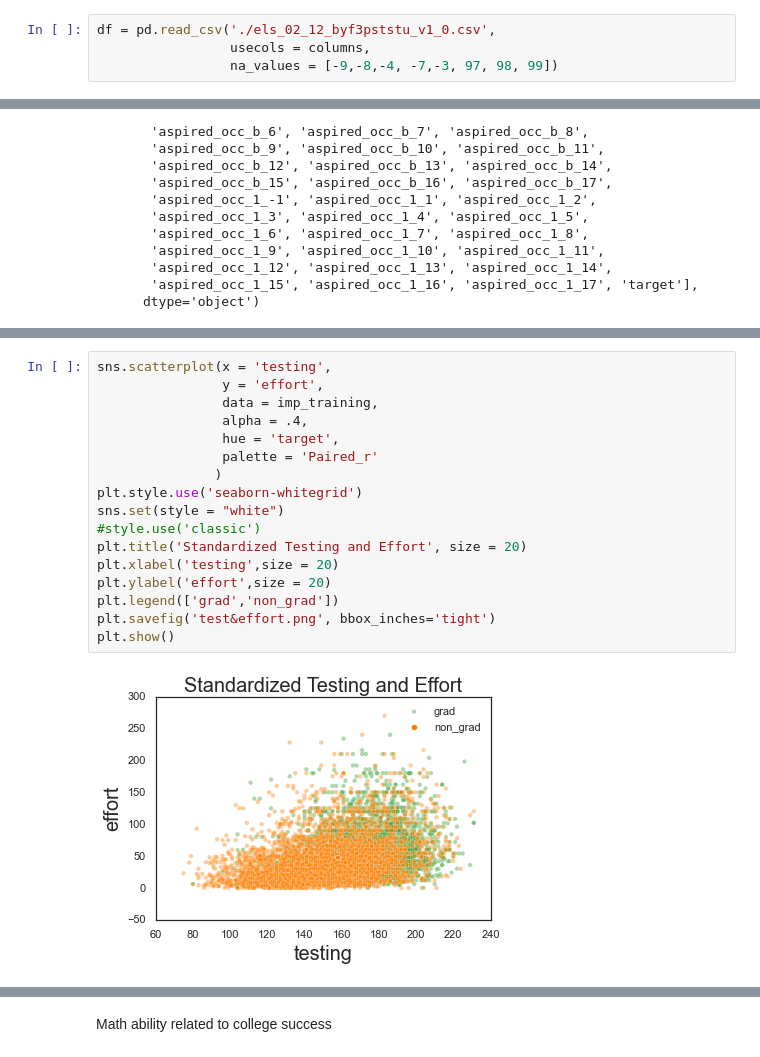
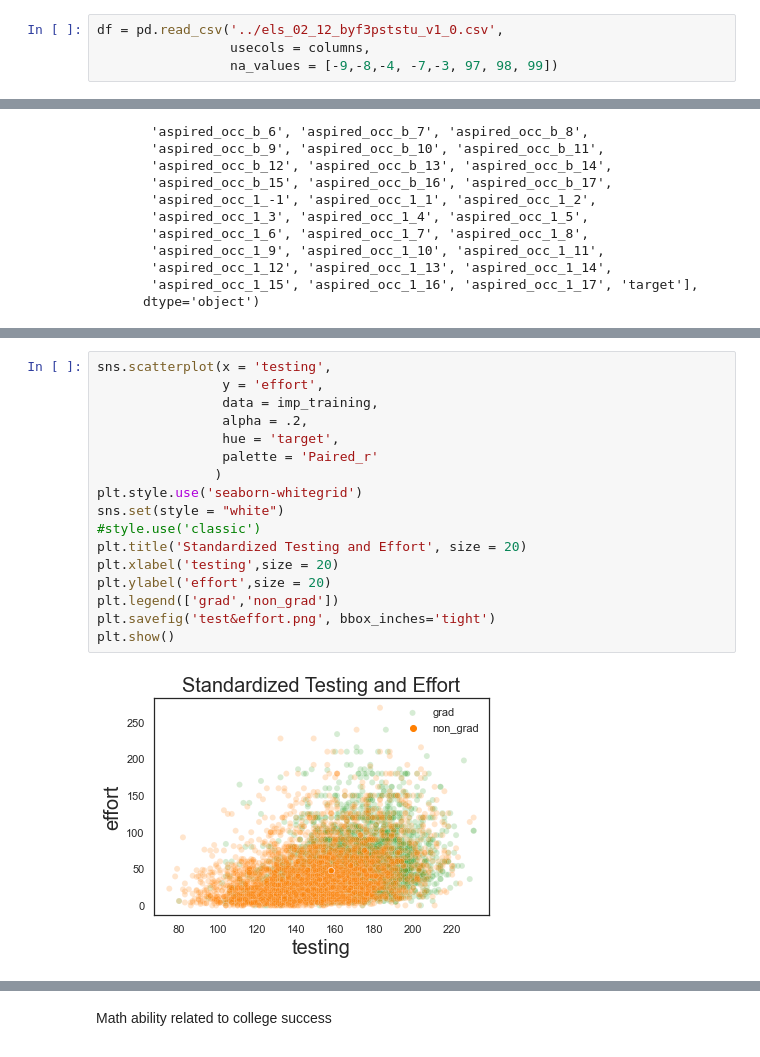
Before and after one commit to eonslemp/ML_assisted_college_advising, a Jupyter notebook: code/final_notebook.ipynb, the cells around one changed output, grey strips where cells are left out. Cells and saved outputs as stored; diff of their text form.

```diff
--- a/code/final_notebook.ipynb
+++ b/code/final_notebook.ipynb
@@ -147,7 +147,7 @@ From here the analysis will be on a version the 'ps' category as i have defined
 # %% [markdown]
 reading in the data again to eliminate study defined NaN values
 # %%
-df = pd.read_csv('./els_02_12_byf3pststu_v1_0.csv',
+df = pd.read_csv('../els_02_12_byf3pststu_v1_0.csv',
                  usecols = columns,
                  na_values = [-9,-8,-4, -7,-3, 97, 98, 99])
 # %%
@@ -757,19 +757,19 @@ plt.show()
 # %%
 sns.scatterplot(x = 'testing',
                 y = 'effort',
                 data = imp_training,
-                alpha = .4,
+                alpha = .2,
                 hue = 'target',
                 palette = 'Paired_r'
                )
 plt.style.use('seaborn-whitegrid')
 sns.set(style = "white")
 #style.use('classic')
 plt.title('Standardized Testing and Effort', size = 20)
 plt.xlabel('testing',size = 20)
 plt.ylabel('effort',size = 20)
 plt.legend(['grad','non_grad'])
 plt.savefig('test&effort.png', bbox_inches='tight')
 plt.show()
 # %% [output]
-[figure, old version]
+[figure, new version]
```
Also changed, not shown: parts of 21 cells of this notebook, 6 other files.
